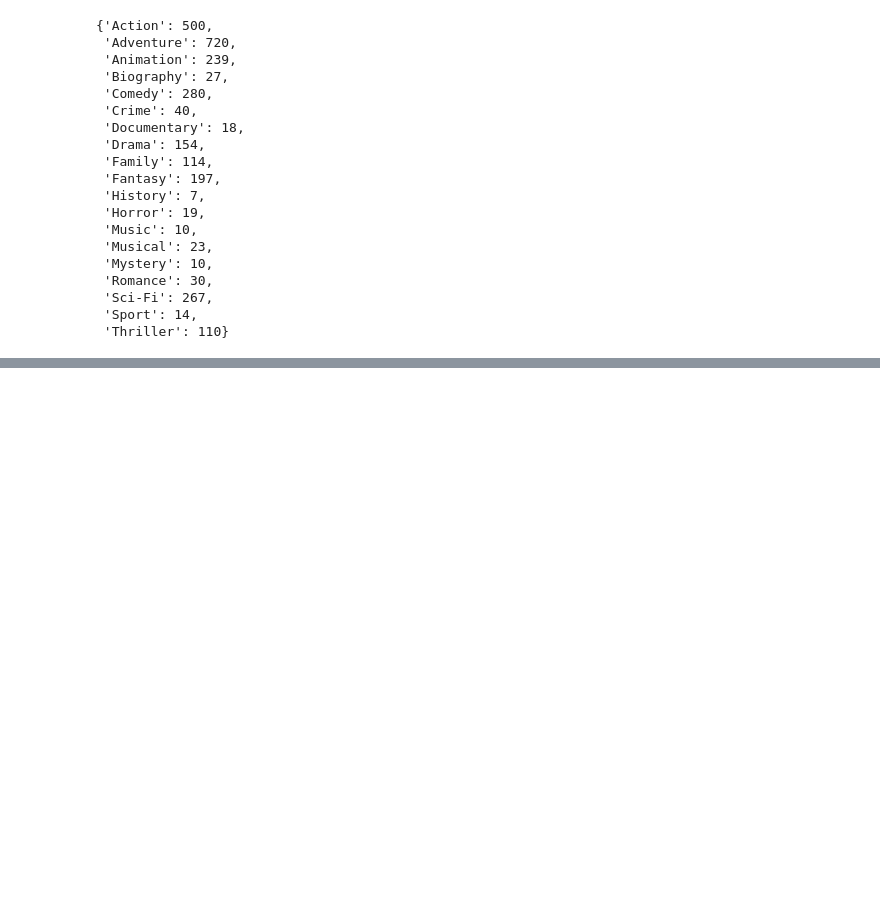
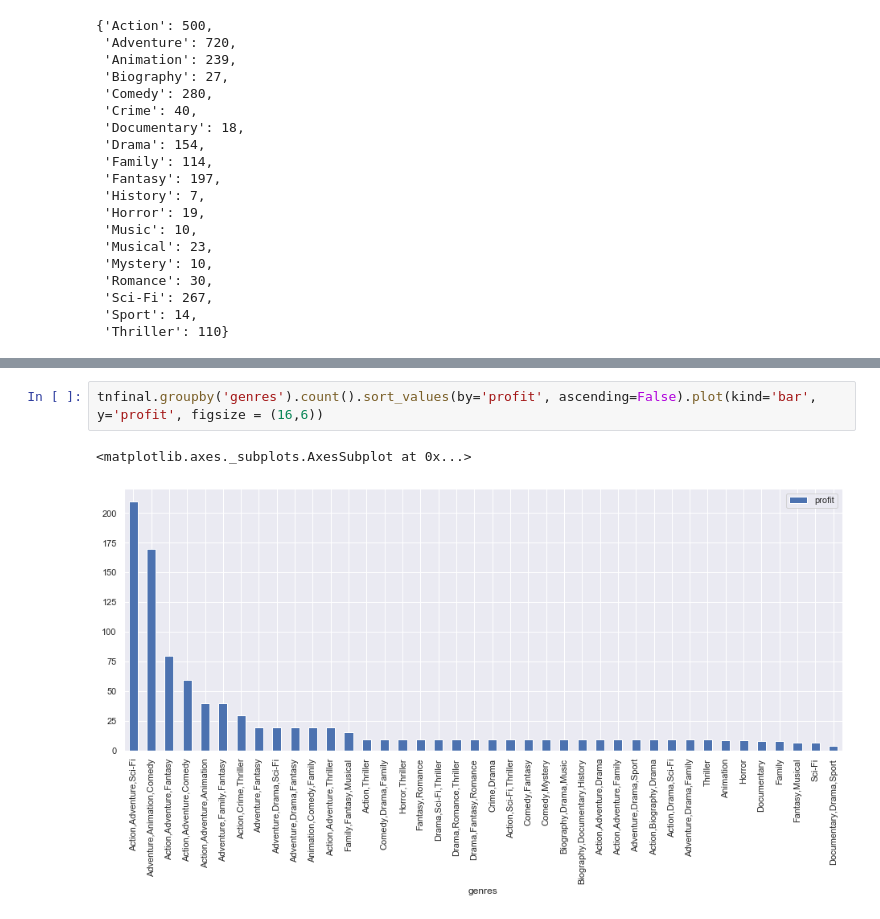
Before and after one commit to MFAP9/module1project, a Jupyter notebook: Project 1.ipynb, the cells around one changed output, grey strips where cells are left out. Saved outputs shown, nothing was run; the diff lists cells and outputs as text; blank space fills up the shorter version.

```diff
--- a/Project 1.ipynb
+++ b/Project 1.ipynb
@@ -663,0 +688,5 @@ tngenresdict
+# %%
+tnfinal.groupby('genres').count().sort_values(by='profit', ascending=False).plot(kind='bar', y='profit', figsize = (16,6))
+# %% [output]
+<matplotlib.axes._subplots.AxesSubplot at 0x...>
+[figure, added]
```
Also changed, not shown: parts of 11 cells of this notebook.
